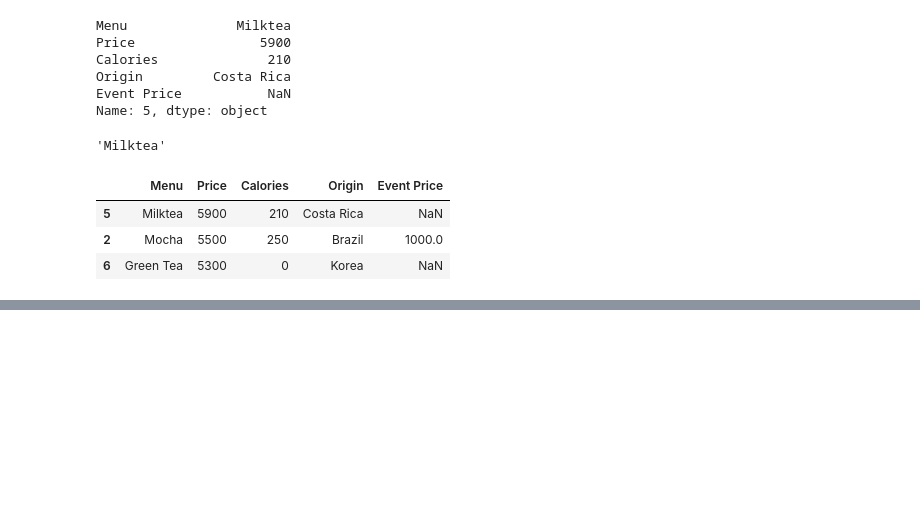
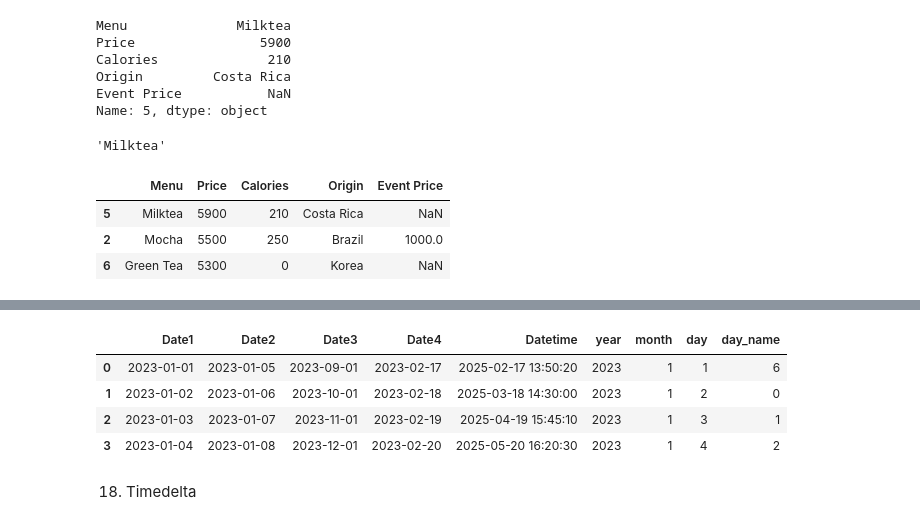
Before and after one commit to jimin3227/BigDataAnalysis, a Jupyter notebook: Part01_작업형1/Chapter02_Pandas.ipynb, the cells around one changed output, grey strips where cells are left out. Saved outputs shown, nothing was run; the diff lists cells and outputs as text; code cells hidden in the pictures; blank space fills up the shorter version.

```diff
--- a/Part01_작업형1/Chapter02_Pandas.ipynb
+++ b/Part01_작업형1/Chapter02_Pandas.ipynb
@@ -1010,0 +1195,15 @@ df.nlargest(3, 'Price')
+# %%
+df['year']=df['Date1'].dt.year
+df['month']=df['Date1'].dt.month
+df['day']=df['Date1'].dt.day
+df['day_name']=df['Date1'].dt.dayofweek
+# dayofweek: 0=Monday, 1=Tuesday, ..., 6=Sunday
+df
+# %% [output]
+|  | Date1 | Date2 | Date3 | Date4 | Datetime | year | month | day | day_name |
+| 0 | 2023-01-01 | 2023-01-05 | 2023-09-01 | 2023-02-17 | 2025-02-17 13:50:20 | 2023 | 1 | 1 | 6 |
+| 1 | 2023-01-02 | 2023-01-06 | 2023-10-01 | 2023-02-18 | 2025-03-18 14:30:00 | 2023 | 1 | 2 | 0 |
+| 2 | 2023-01-03 | 2023-01-07 | 2023-11-01 | 2023-02-19 | 2025-04-19 15:45:10 | 2023 | 1 | 3 | 1 |
+| 3 | 2023-01-04 | 2023-01-08 | 2023-12-01 | 2023-02-20 | 2025-05-20 16:20:30 | 2023 | 1 | 4 | 2 |
+# %% [markdown]
+18. Timedelta
```
Also changed, not shown: parts of 30 cells of this notebook, 2 other files.
